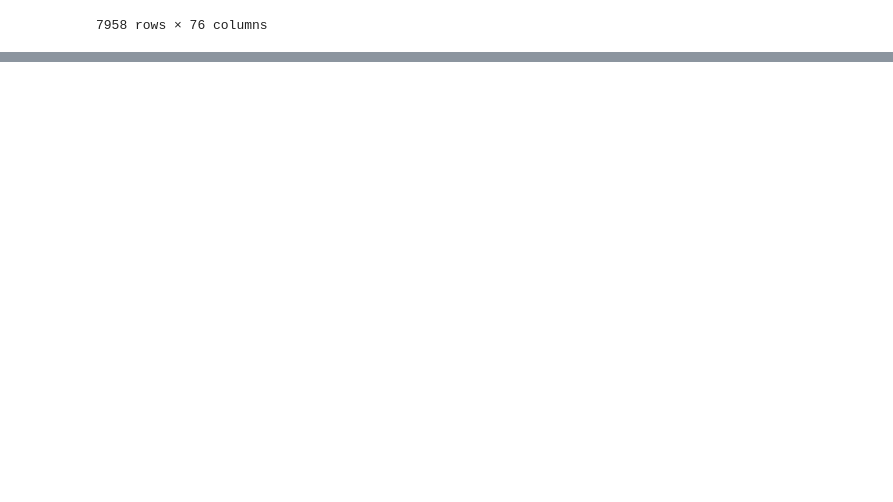
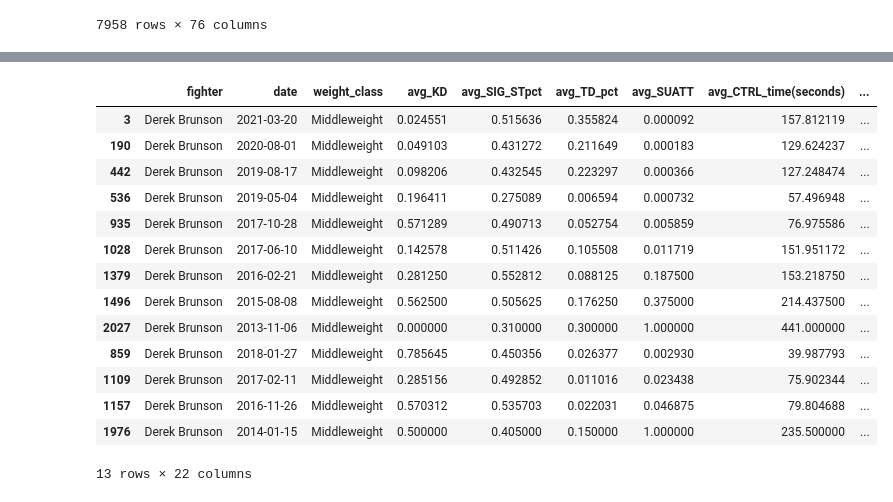
Before and after one commit to mel518/project-4, a Jupyter notebook: fighter_stats.ipynb, the cells around one changed output, grey strips where cells are left out. Drawn from its saved outputs; the diff is of its cells as text; code cells hidden in the pictures; blank space fills up the shorter version.

```diff
--- a/fighter_stats.ipynb
+++ b/fighter_stats.ipynb
@@ -272,9 +272,10 @@ with pd.option_context("display.max_columns", None):
 | 3978 | 629ba614ce24e88d2d20c947 | Sean Daugherty | John McCarthy | 1994-03-11 | Denver, Colorado, USA | Red | False | OpenWeight | NaN | NaN | ... |
 7958 rows × 76 columns
 # %%
-fighter_stats = dfunion[['fighter','weight_class','avg_KD','avg_SIG_STpct','avg_TD_pct',
+fighter_stats = dfunion[['fighter','date','weight_class','avg_KD','avg_SIG_STpct','avg_TD_pct',
 'avg_SUATT','avg_CTRL_time(seconds)','wins','losses','draw','win_by_Decision_Majority',
 'win_by_Decision_Split','win_by_Decision_Unanimous','win_by_KO/TKO','win_by_Submission',
 'win_by_TKO_Doctor_Stoppage','Stance','Height_cms','Reach_cms','Weight_lbs','age']]
 fighter_stats['fighter'].nunique()
+fighter_stats.sort_values('date')
 # %% [output]
@@ -316,0 +311,18 @@ len(dictdropdown['fighter_dropdown'])
+# %%
+fighter_stats[fighter_stats.fighter=='Derek Brunson']
+# %% [output]
+|  | fighter | date | weight_class | avg_KD | avg_SIG_STpct | avg_TD_pct | avg_SUATT | avg_CTRL_time(seconds) | ... |
+| 3 | Derek Brunson | 2021-03-20 | Middleweight | 0.024551 | 0.515636 | 0.355824 | 0.000092 | 157.812119 | ... |
+| 190 | Derek Brunson | 2020-08-01 | Middleweight | 0.049103 | 0.431272 | 0.211649 | 0.000183 | 129.624237 | ... |
+| 442 | Derek Brunson | 2019-08-17 | Middleweight | 0.098206 | 0.432545 | 0.223297 | 0.000366 | 127.248474 | ... |
+| 536 | Derek Brunson | 2019-05-04 | Middleweight | 0.196411 | 0.275089 | 0.006594 | 0.000732 | 57.496948 | ... |
+| 935 | Derek Brunson | 2017-10-28 | Middleweight | 0.571289 | 0.490713 | 0.052754 | 0.005859 | 76.975586 | ... |
+| 1028 | Derek Brunson | 2017-06-10 | Middleweight | 0.142578 | 0.511426 | 0.105508 | 0.011719 | 151.951172 | ... |
+| 1379 | Derek Brunson | 2016-02-21 | Middleweight | 0.281250 | 0.552812 | 0.088125 | 0.187500 | 153.218750 | ... |
+| 1496 | Derek Brunson | 2015-08-08 | Middleweight | 0.562500 | 0.505625 | 0.176250 | 0.375000 | 214.437500 | ... |
+| 2027 | Derek Brunson | 2013-11-06 | Middleweight | 0.000000 | 0.310000 | 0.300000 | 1.000000 | 441.000000 | ... |
+| 859 | Derek Brunson | 2018-01-27 | Middleweight | 0.785645 | 0.450356 | 0.026377 | 0.002930 | 39.987793 | ... |
+| 1109 | Derek Brunson | 2017-02-11 | Middleweight | 0.285156 | 0.492852 | 0.011016 | 0.023438 | 75.902344 | ... |
+| 1157 | Derek Brunson | 2016-11-26 | Middleweight | 0.570312 | 0.535703 | 0.022031 | 0.046875 | 79.804688 | ... |
+| 1976 | Derek Brunson | 2014-01-15 | Middleweight | 0.500000 | 0.405000 | 0.150000 | 1.000000 | 235.500000 | ... |
+13 rows × 22 columns
```
Also changed, not shown: parts of 6 cells of this notebook, 6 other files.
